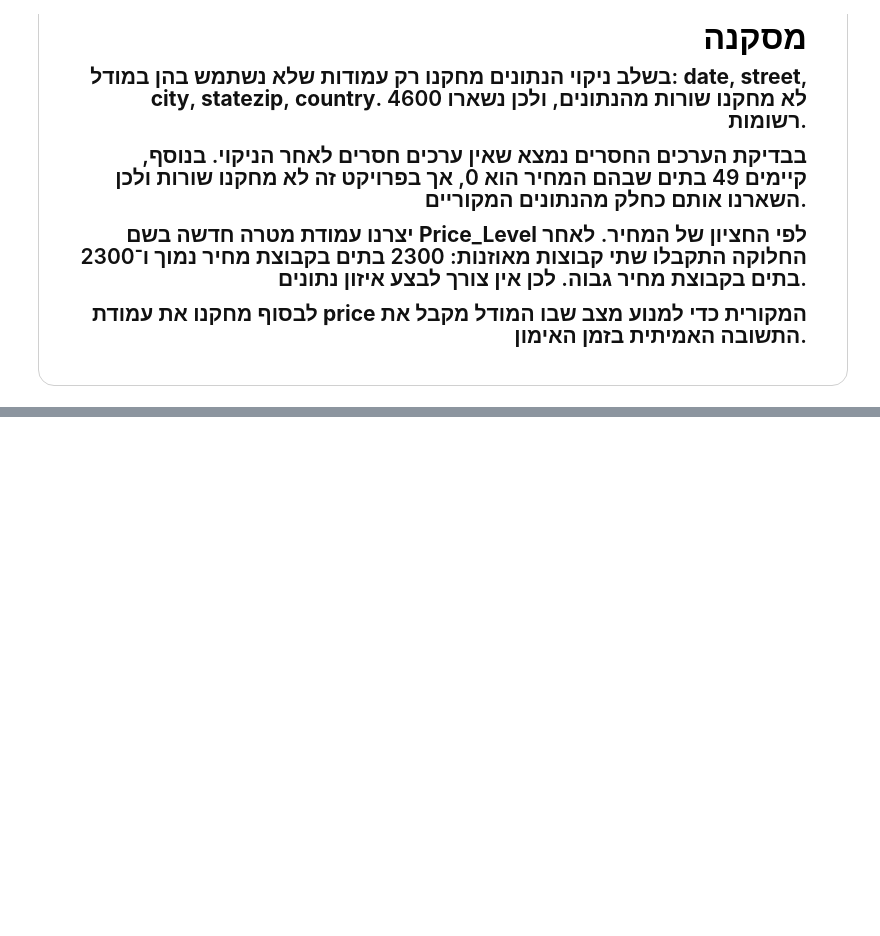
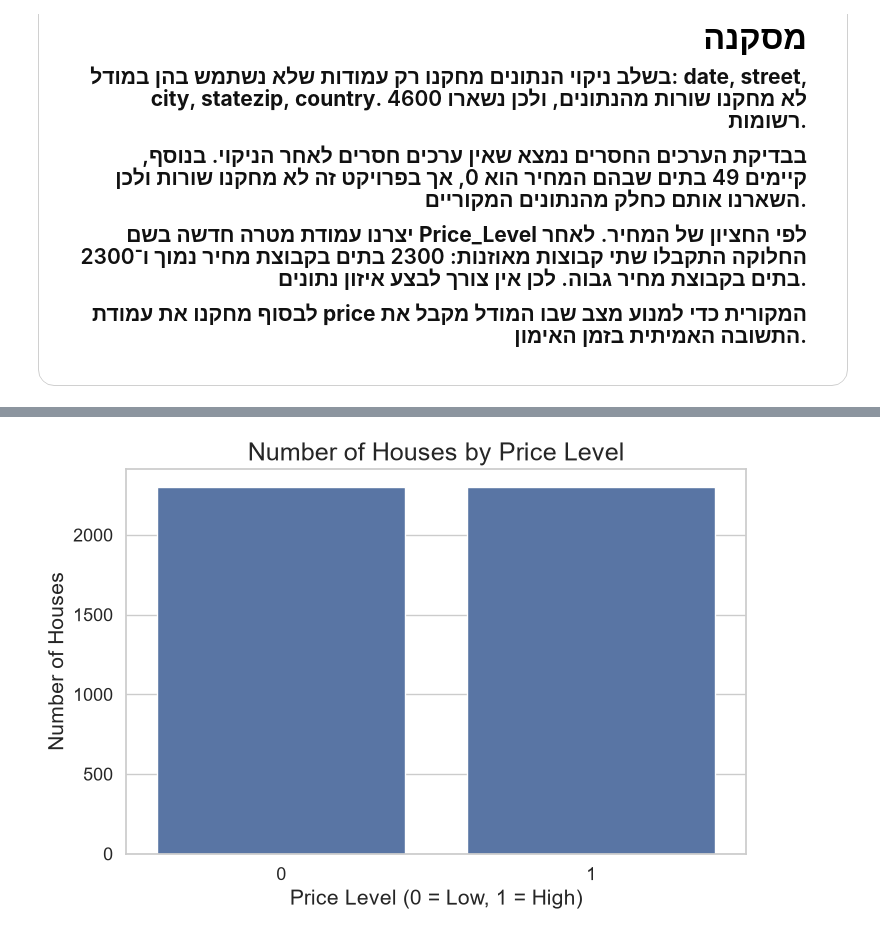
Before and after one commit to MhmdRayanm7/House-Price-Prediction-ML, a Jupyter notebook: notebooks/House_Price_Project.ipynb, the cells around one changed output, grey strips where cells are left out. Cells and saved outputs as stored; diff of their text form; code cells hidden in the pictures; blank space fills up the shorter version.

Commit message:
Add data visualizations with conclusions

```diff
--- a/notebooks/House_Price_Project.ipynb
+++ b/notebooks/House_Price_Project.ipynb
@@ -525,0 +553,10 @@ Name: count, dtype: int64
+# %%
+# Visualization settings
+
+sns.set_theme(style="whitegrid")
+
+plt.rcParams["figure.figsize"] = (10, 6)
+plt.rcParams["axes.titlesize"] = 18
+plt.rcParams["axes.labelsize"] = 15
+plt.rcParams["xtick.labelsize"] = 13
+plt.rcParams["ytick.labelsize"] = 13
@@ -525,0 +587,13 @@ Name: count, dtype: int64
+# %%
+# Graph 1: Count plot of Price_Level
+
+plt.figure(figsize=(8, 5))
+sns.countplot(data=df, x="Price_Level")
+
+plt.title("Number of Houses by Price Level")
+plt.xlabel("Price Level (0 = Low, 1 = High)")
+plt.ylabel("Number of Houses")
+
+plt.show()
+# %% [output]
+[figure, added]
```
Also changed, not shown: parts of 14 cells of this notebook.
